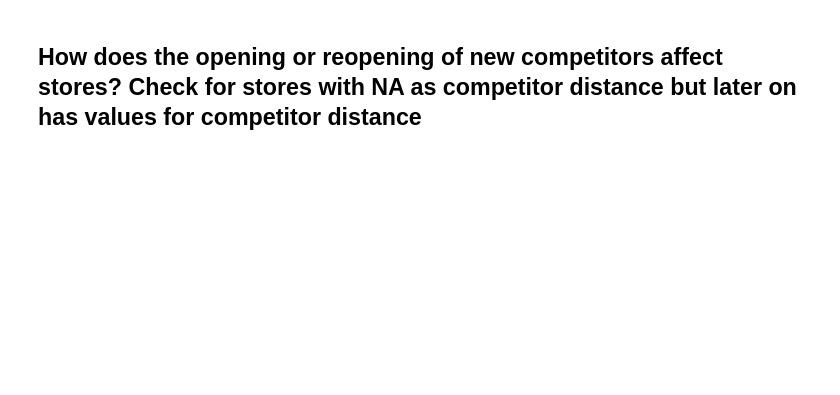
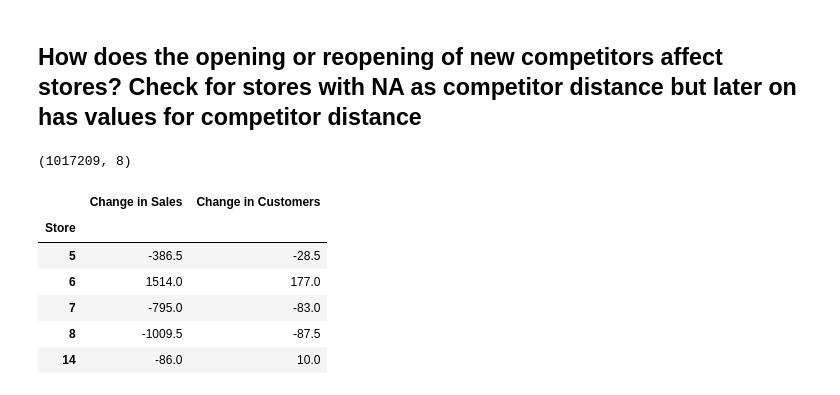
Before and after one commit to abel-blue/pharmaceutical-sales-prediction, a Jupyter notebook: notebooks/data_exploration.ipynb, the cells around one changed output. Cells and saved outputs as stored; diff of their text form; code cells hidden in the pictures; blank space fills up the shorter version.

```diff
--- a/notebooks/data_exploration.ipynb
+++ b/notebooks/data_exploration.ipynb
@@ -357,2 +359,45 @@ exploration.simple_plot_scatter(train_store, 'CompetitionDistance', 'Sales', 'sc
 # %% [markdown]
 ## How does the opening or reopening of new competitors affect stores? Check for stores with NA as competitor distance but later on has values for competitor distance
+# %%
+open_close_df = train_store.loc[:, ['Store', 'Sales', 'Customers', 'Month', 'Year',
+                                 "CompetitionDistance", "CompetitionOpenSinceMonth", "CompetitionOpenSinceYear"]]
+store_got_new_comp = open_close_df.loc[open_close_df['CompetitionOpenSinceMonth'].notnull()]
+
+store_got_new_comp_cleaner = DataCleaner(store_got_new_comp)
+store_got_new_comp_cleaner.change_columns_type_to(['CompetitionOpenSinceMonth', 'CompetitionOpenSinceYear'], 'int64')
+store_got_new_comp_cleaner.optimize_df()
+
+store_got_new_comp = store_got_new_comp_cleaner.df
+store_got_new_comp.shape
+# %% [output]
+(1017209, 8)
+# %%
+comp_store_opened_year = store_got_new_comp[store_got_new_comp['Year']
+                                            <= store_got_new_comp['CompetitionOpenSinceYear']]
+
+comp_store_opened_final = comp_store_opened_year[comp_store_opened_year['Month']
+                                                 <= comp_store_opened_year['CompetitionOpenSinceMonth']]
+
+comp_store_closed_year = store_got_new_comp[~(store_got_new_comp['Year']
+                                              <= store_got_new_comp['CompetitionOpenSinceYear'])]
+
+comp_store_closed_final = comp_store_closed_year.append(comp_store_opened_year[~(comp_store_opened_year['Month']
+                                                                                 <= comp_store_opened_year['CompetitionOpenSinceMonth'])])
+
+grouping_stores_after_store_open = comp_store_opened_final.groupby('Store').agg({'Sales':'median','Customers':'median'})
+grouping_stores_before_store_open = comp_store_closed_final.groupby(
+    'Store').agg({'Sales': 'median', 'Customers': 'median'})
+# %%
+change_sales_customer_df = grouping_stores_after_store_open.copy(deep=True)
+change_sales_customer_df['Change in Sales'] = change_sales_customer_df['After Sales'] - change_sales_customer_df['Before Sales']
+change_sales_customer_df['Change in Customers'] = change_sales_customer_df['After Customers'] - change_sales_customer_df['Before Customers']
+change_sales_customer_df.drop(['After Sales', 'Before Sales', 'After Customers', 'Before Customers'], axis=1, inplace=True)
+change_sales_customer_df.head()
+# %% [output]
+|  | Change in Sales | Change in Customers |
+| Store |  |  |
+| 5 | -386.5 | -28.5 |
+| 6 | 1514.0 | 177.0 |
+| 7 | -795.0 | -83.0 |
+| 8 | -1009.5 | -87.5 |
+| 14 | -86.0 | 10.0 |
```
Also changed, not shown: parts of 4 cells of this notebook.
